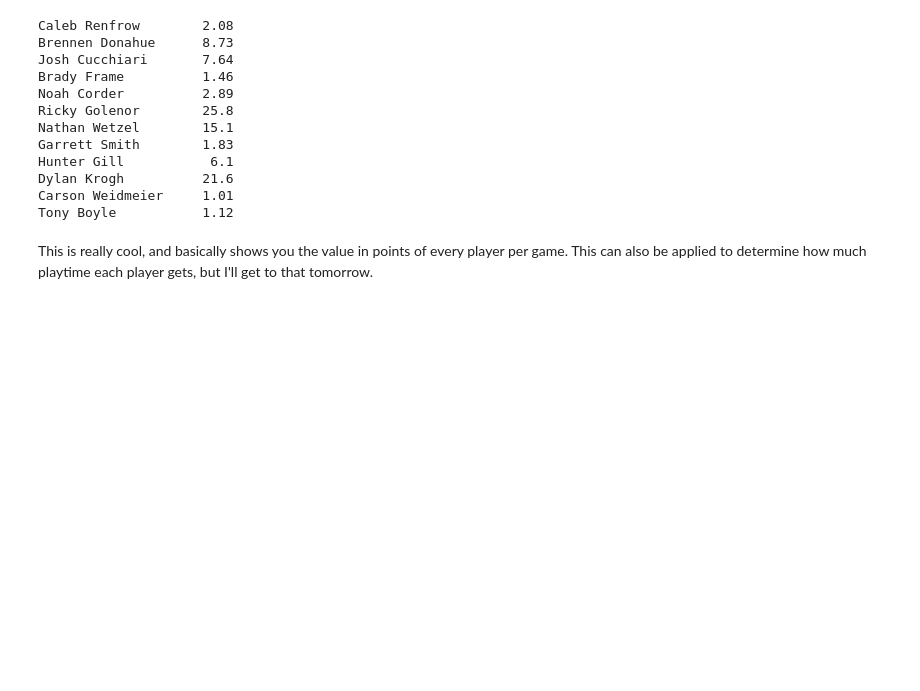
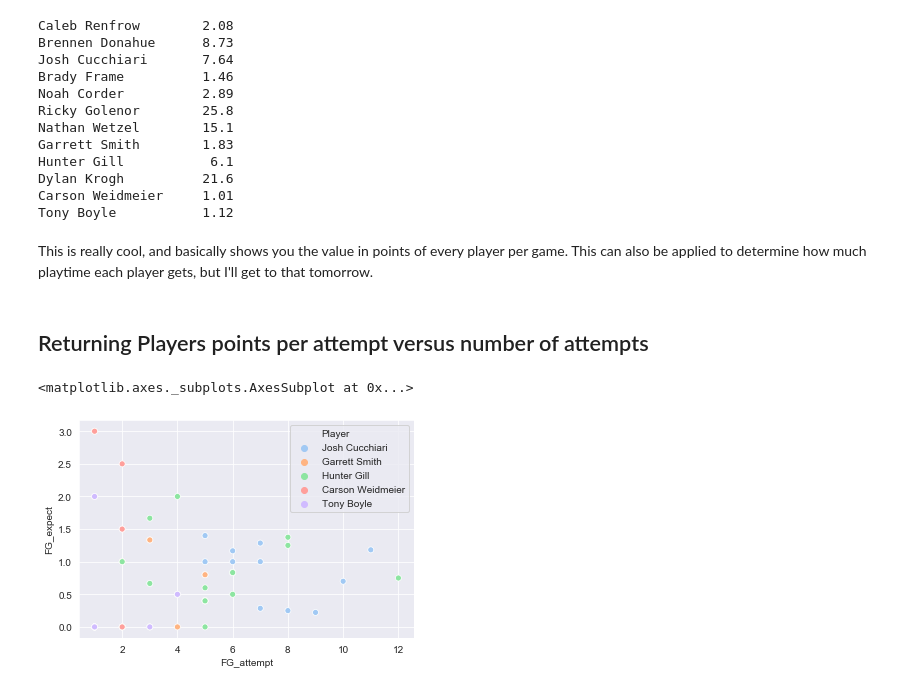
Before and after one commit to devinvs/BasketballStats, a Jupyter notebook: basketball.ipynb, the cells around one changed output. Cells and saved outputs as stored; diff of their text form; code cells hidden in the pictures; blank space fills up the shorter version.

Commit message:
Graphed Points per possession against total attempted shots

```diff
--- a/basketball.ipynb
+++ b/basketball.ipynb
@@ -478,3 +478,14 @@ Carson Weidmeier     1.01
 Tony Boyle           1.12
 # %% [markdown]
 This is really cool, and basically shows you the value in points of every player per game. This can also be applied to determine how much playtime each player gets, but I'll get to that tomorrow.
+# %% [markdown]
+## Returning Players points per attempt versus number of attempts
+# %%
+returning_players = ["Josh Cucchiari", "Garrett Smith", "Hunter Gill", "Carson Weidmeier", "Tony Boyle"]
+
+returning_stats = stats[stats["Player"].isin(returning_players)]
+
+sns.scatterplot(returning_stats["FG_attempt"], returning_stats["FG_expect"], hue=returning_stats["Player"])
+# %% [output]
+<matplotlib.axes._subplots.AxesSubplot at 0x...>
+[figure, added]
```
